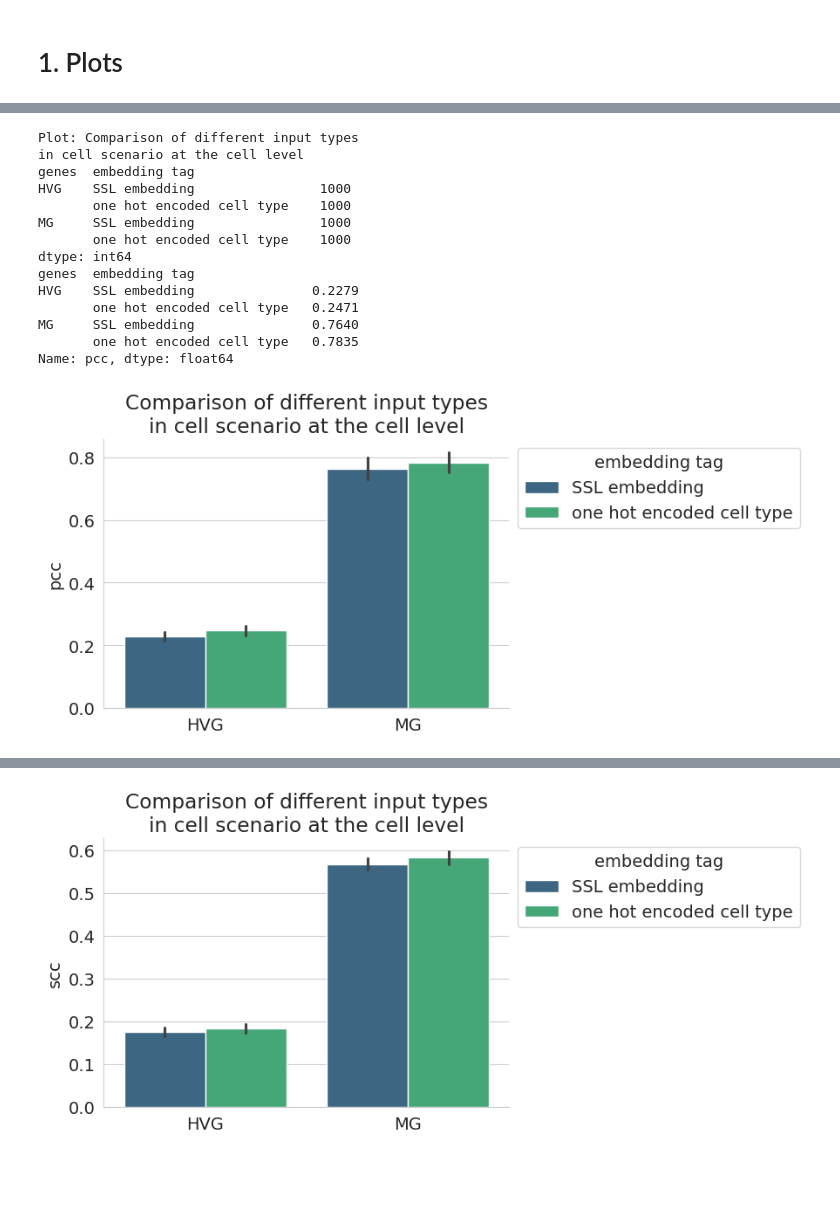
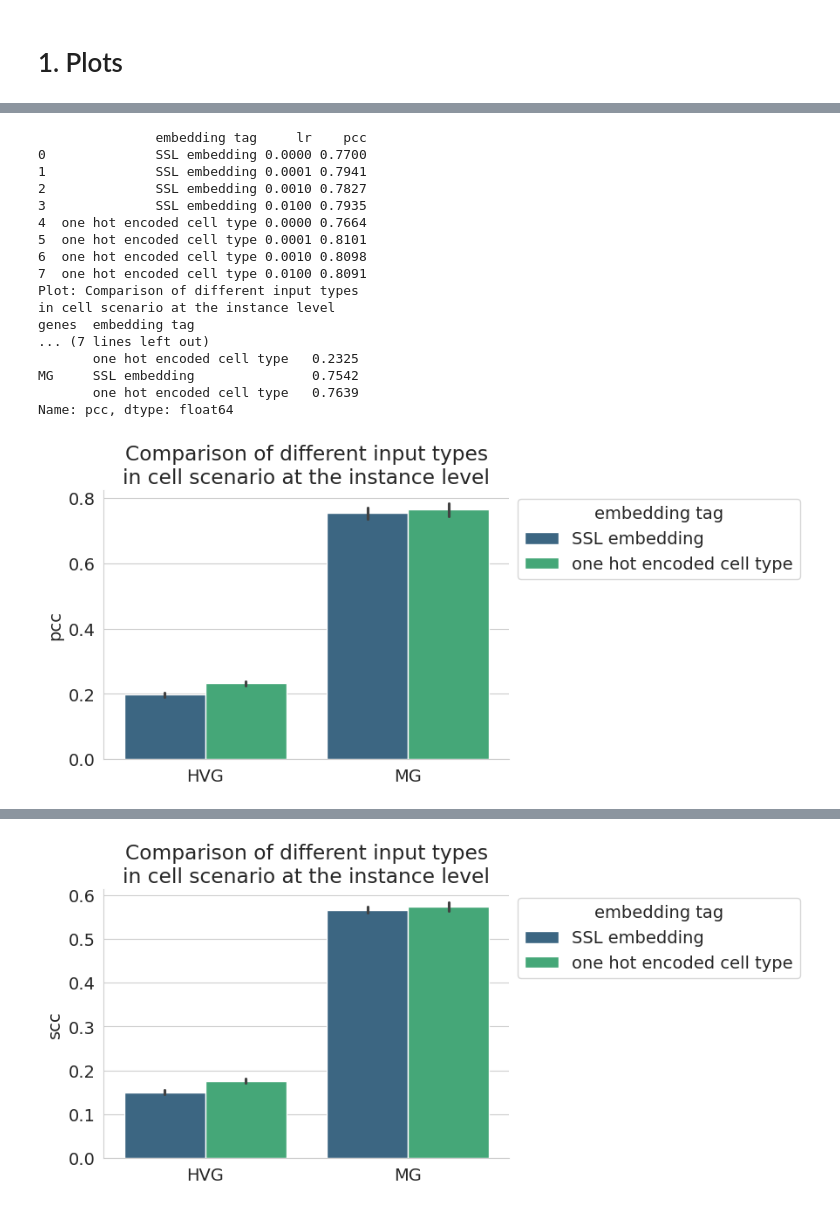
Before and after one commit to loicchadoutaud/sCellST_reproducibility, a Jupyter notebook: reproducibility_notebooks/analyse_simulation.ipynb, the cells around one changed output, grey strips where cells are left out. Cells and saved outputs as stored; diff of their text form; code cells hidden in the pictures; blank space fills up the shorter version.

```diff
--- a/reproducibility_notebooks/analyse_simulation.ipynb
+++ b/reproducibility_notebooks/analyse_simulation.ipynb
@@ -97,7 +100,7 @@ df_plot = metrics[
     & (metrics["embedding tag"] == "SSL embedding")
     & (metrics["genes"] == "HVG")
     & (metrics["lr"] == 0.0001)
-    & (metrics["learning framework"] == "mil")
+    & (metrics["learning framework"] == "MIL")
 ].copy()
 for score in ["pcc", "scc"]:
     plot_metrics_simulation(
@@ -105,7 +108,7 @@ for score in ["pcc", "scc"]:
         x="infer mode",
         y=score,
         save_path= SAVE_PATH / f"comparison_scenario_test_regression_{score}.png",
-        title="Comparison of different scenarios",
+        title="Comparison of different scenarios on HVG",
         hue="scenario",
         # x_order=["spot level", "cell level"],
         # hue_order=["random", "centroid", "cell"],
@@ -152,7 +155,7 @@ df_plot = metrics[
     (metrics["task type"] == "regression")
     & (metrics["embedding tag"] == "SSL embedding")
     & (metrics["lr"] == 0.0001)
-    & (metrics["learning framework"] == "mil")
+    & (metrics["learning framework"] == "MIL")
     & (metrics["scenario"] == "cell")
 ].copy()
 for score in ["pcc", "scc"]:
@@ -162,7 +165,7 @@ for score in ["pcc", "scc"]:
         y=score,
         hue="genes",
         save_path=SAVE_PATH / f"comparison_scenario_test_regression_{score}_genes.png",
-        title="Comparison for different gene sets\n in the cell scenario at the cell level",
+        title="Comparison of different gene sets\n in cell scenario",
         # x_order=["spot level", "cell level"],
         # hue_order=["hvg", "marker"],
     )
@@ -202,7 +205,7 @@ df_plot = metrics[
     (metrics["embedding tag"] == "SSL embedding")
     & (metrics["scenario"] == "cell")
     & (metrics["genes"] == "MG")
-    & (metrics["learning framework"] == "mil")
+    & (metrics["learning framework"] == "MIL")
 ].copy()
 for score in ["pcc", "scc"]:
     df_plot_ = select_best_lr_model(
@@ -212,8 +215,8 @@ for score in ["pcc", "scc"]:
         df_plot_,
         x="infer mode",
         y=score,
-        save_path=SAVE_PATH / f"comparison_framework_test_cell_{score}.png",
-        title="Comparison of different frameworks\n in the cell scenario for marker genes",
+        save_path=SAVE_PATH / f"comparison_losses_test_cell_{score}.png",
+        title="Comparison of different losses\n in the cell scenario on MG",
         hue="task type",
         # x_order=["spot level", "cell level"],
         # hue_order=["regression", "NB (mean parametrisation)", "NB (total count parametrisation)"],
@@ -260,23 +260,0 @@ Name: scc, dtype: float64
-# %%
-df_plot = metrics[
-    (metrics["embedding tag"] == "SSL embedding")
-    & (metrics["scenario"] == "cell")
-    & (metrics["learning framework"] == "mil")
-].copy()
-for task_type in df_plot["task type"].drop_duplicates():
-    for score in ["pcc", "scc"]:
-        df_plot_ = df_plot[(df_plot["task type"] == task_type)].dropna()
-        plot_metrics_simulation(
-            df_plot_,
-            x="category",
-            y=score,
-            title=f"Comparison of different learning rates in cell scenario with {task_type}",
-            save_path=SAVE_PATH / f"comparison_lr_{task_type}_test_cell_{score}.png",
-            hue="lr",
-            # x_order=[
-            #     "spot level hvg",
-            #     "spot level marker",
-            #     "cell level hvg",
-            #     "cell level marker",
-            # ],
-        )
@@ -392,34 +261,39 @@ Name: scc, dtype: float64
 # %%
 df_plot = metrics[
     (metrics["scenario"] == "cell")
-    & (metrics["learning framework"] == "mil")
-    & (metrics["lr"] == 0.0001)
+    & (metrics["learning framework"] == "MIL")
     & (metrics["infer mode"] == "instance")
     & (metrics["task type"] == "regression")
 ].copy()
 for score in ["pcc", "scc"]:
+    df_plot_ = select_best_lr_model(
+        df_plot, columns=["embedding tag", "lr"], metric=score, gene_cat="MG"
+    )
     plot_metrics_simulation(
         df_plot,
         x="genes",
         y=score,
-        title="Comparison of different input types\nin cell scenario at the cell level",
+        title="Comparison of different input types\nin cell scenario at the instance level",
         save_path= SAVE_PATH / f"comparison_input_type_test_cell_{score}.png",
         hue="embedding tag",
         # x_order=["hvg", "marker"],
     )
 # %% [output]
+               embedding tag     lr    pcc
+0              SSL embedding 0.0000 0.7700
+1              SSL embedding 0.0001 0.7941
+2              SSL embedding 0.0010 0.7827
+3              SSL embedding 0.0100 0.7935
+4  one hot encoded cell type 0.0000 0.7664
+5  one hot encoded cell type 0.0001 0.8101
+6  one hot encoded cell type 0.0010 0.8098
+7  one hot encoded cell type 0.0100 0.8091
 Plot: Comparison of different input types
-in cell scenario at the cell level
+in cell scenario at the instance level
 genes  embedding tag
-HVG    SSL embedding                1000
-       one hot encoded cell type    1000
-MG     SSL embedding                1000
-       one hot encoded cell type    1000
-dtype: int64
-genes  embedding tag
-HVG    SSL embedding               0.2279
-       one hot encoded cell type   0.2471
-MG     SSL embedding               0.7640
-       one hot encoded cell type   0.7835
+... (7 lines left out)
+       one hot encoded cell type   0.2325
+MG     SSL embedding               0.7542
+       one hot encoded cell type   0.7639
 Name: pcc, dtype: float64
-[figure, old version]
+[figure, new version]
@@ -439,5 +316,5 @@ MG     SSL embedding               0.5687
 Name: scc, dtype: float64
-[figure, old version]
+[figure, new version]
 # %%
 df_plot = metrics[
     (metrics["scenario"] == "cell")
```
Also changed, not shown: parts of 10 cells of this notebook.
